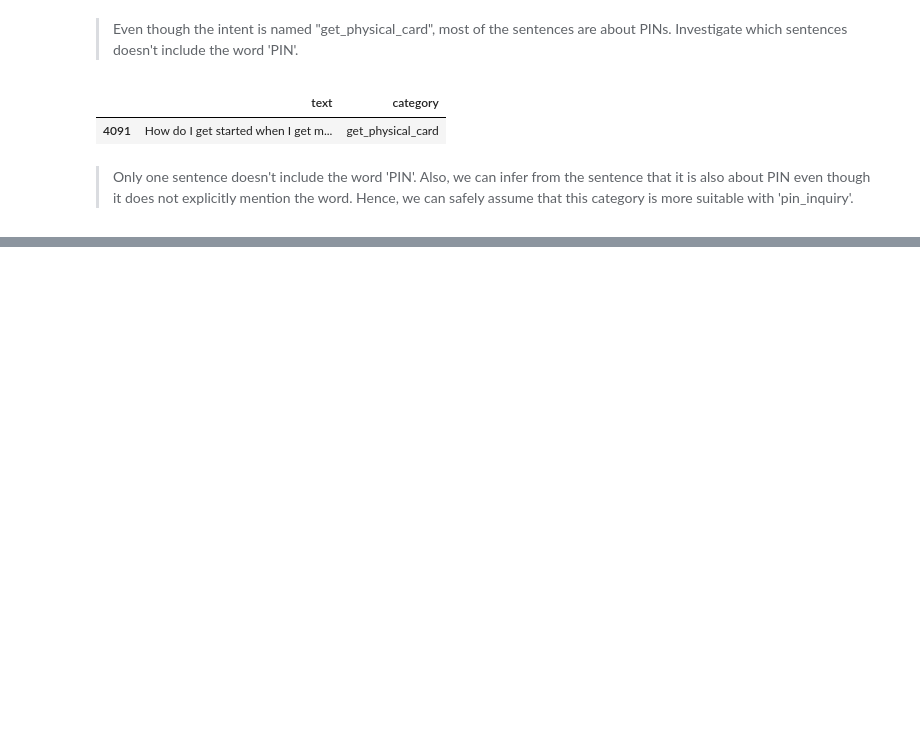
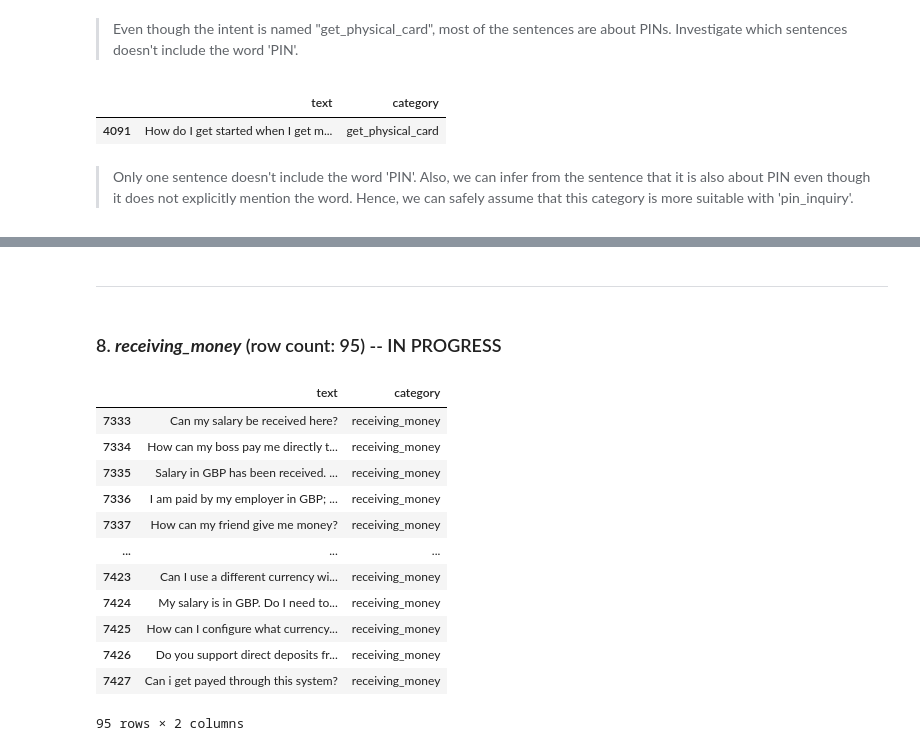
Before and after one commit to sjung-stat/Customer-Support-Chat-Intent-Classification, a Jupyter notebook: Data Preprocessing.ipynb, the cells around one changed output, grey strips where cells are left out. Cells and saved outputs as stored; diff of their text form; code cells hidden in the pictures; blank space fills up the shorter version.

```diff
--- a/Data Preprocessing.ipynb
+++ b/Data Preprocessing.ipynb
@@ -488,0 +523,23 @@ df_training_copy.category[mask] = 'pin_inquiry'
+# %% [markdown]
+--------------------------------------------------------------------------------
+# %% [markdown]
+### 8. ***receiving_money*** (row count: 95) -- IN PROGRESS
+# %%
+# Keyword lookup for "getting_spare_card"
+
+mask = df_training_copy['category'] == 'receiving_money'
+df_training_copy[mask]
+# %% [output]
+|  | text | category |
+| 7333 | Can my salary be received here? | receiving_money |
+| 7334 | How can my boss pay me directly t... | receiving_money |
+| 7335 | Salary in GBP has been received. ... | receiving_money |
+| 7336 | I am paid by my employer in GBP; ... | receiving_money |
+| 7337 | How can my friend give me money? | receiving_money |
+| ... | ... | ... |
+| 7423 | Can I use a different currency wi... | receiving_money |
+| 7424 | My salary is in GBP. Do I need to... | receiving_money |
+| 7425 | How can I configure what currency... | receiving_money |
+| 7426 | Do you support direct deposits fr... | receiving_money |
+| 7427 | Can i get payed through this system? | receiving_money |
+95 rows × 2 columns
```
Also changed, not shown: parts of 63 cells of this notebook.
